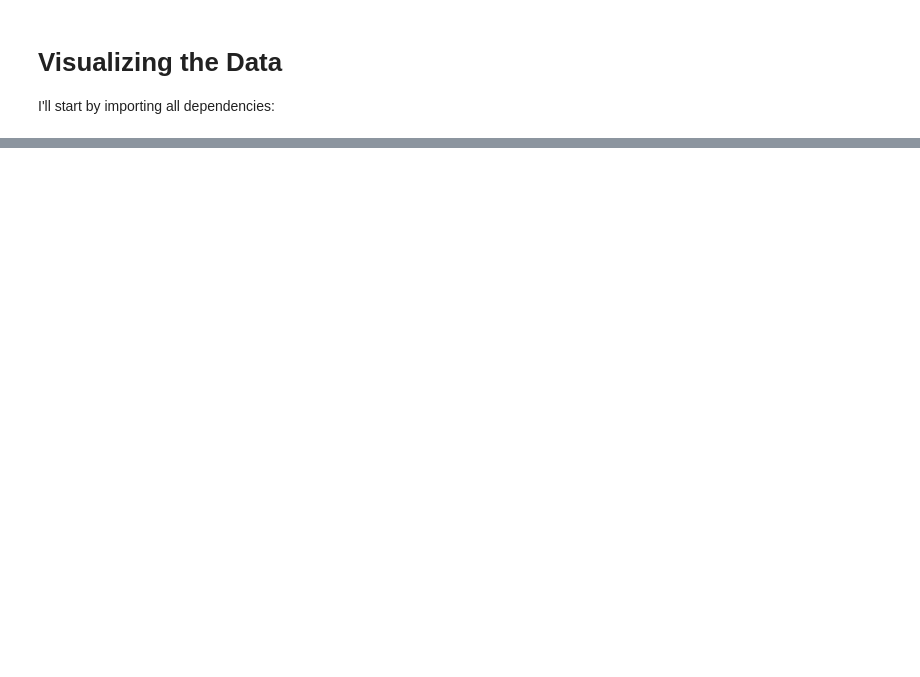
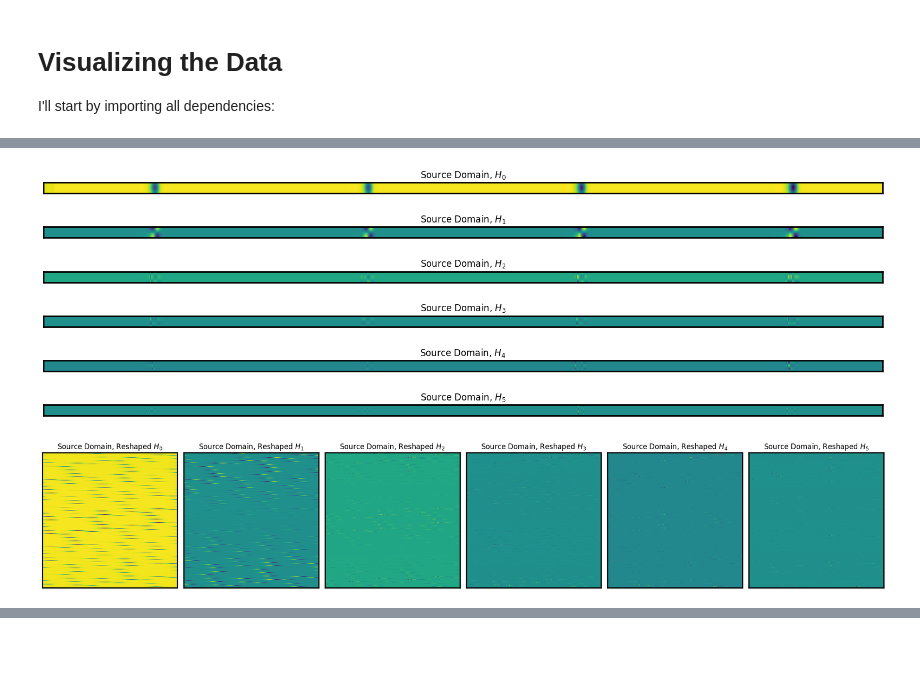
Before and after one commit to paulzwang/procrustes-subspace-adaptation, a Jupyter notebook: tutorial.ipynb, the cells around one changed output, grey strips where cells are left out. Saved outputs shown, nothing was run; the diff lists cells and outputs as text; code cells hidden in the pictures; blank space fills up the shorter version.

```diff
--- a/tutorial.ipynb
+++ b/tutorial.ipynb
@@ -40,4 +42,10 @@ import psa
 import torch
 from sklearn.metrics import root_mean_squared_error
 from sklearn.preprocessing import StandardScaler
+from scipy.interpolate import make_interp_spline
+import scipy.linalg as linalg
+from scipy.linalg import orth
+
+# Set training device
+device = torch.device('cuda' if torch.cuda.is_available() else 'cpu')
 # %% [markdown]
@@ -99,0 +150,5 @@ Text(0, 0.5, '$K$-Lagged Vectors')
+# %%
+H_rho1 = torch.tensor(H_rho1,dtype=torch.float32).to(device)
+H_rho2 = torch.tensor(H_rho2,dtype=torch.float32).to(device)
+Us,Ss,Vs = torch.linalg.svd(H_rho1)
+Ut,St,Vt = torch.linalg.svd(H_rho2)
@@ -99,0 +161,31 @@ Text(0, 0.5, '$K$-Lagged Vectors')
+# %%
+ds = np.linalg.matrix_rank(H_rho1)
+H_rho1_elem = np.array([Ss[i] * np.outer(Us[:,i], Vs[:,i]) for i in range(0,ds)])
+
+num_subplots = 6
+fig2, ax2 = plt.subplots(num_subplots,1,figsize=(20,16))
+fig2.subplots_adjust(hspace=-0.9)
+for i in range(num_subplots):
+    ax2[i].matshow(H_rho1_elem[i])
+    ax2[i].set_title(f"Source Domain, $H_{str(i)}$")
+    # Remove x-axis ticks and labels
+    ax2[i].set_xticks([])
+    ax2[i].set_xticklabels([])
+    # Remove y-axis ticks and labels
+    ax2[i].set_yticks([])
+    ax2[i].set_yticklabels([])
+
+fig3, ax3 = plt.subplots(1,num_subplots,figsize=(20,16))
+for i in range(num_subplots):
+    ax3[i].matshow(H_rho1_elem[i].reshape(440,440))
+    ax3[i].set_title(f"Source Domain, Reshaped $H_{str(i)}$")
+    # Remove x-axis ticks and labels
+    ax3[i].set_xticks([])
+    ax3[i].set_xticklabels([])
+    # Remove y-axis ticks and labels
+    ax3[i].set_yticks([])
+    ax3[i].set_yticklabels([])
+fig3.tight_layout()
+# %% [output]
+[figure, added]
+[figure, added]
```
Also changed, not shown: parts of 17 cells of this notebook, 1 other file.
